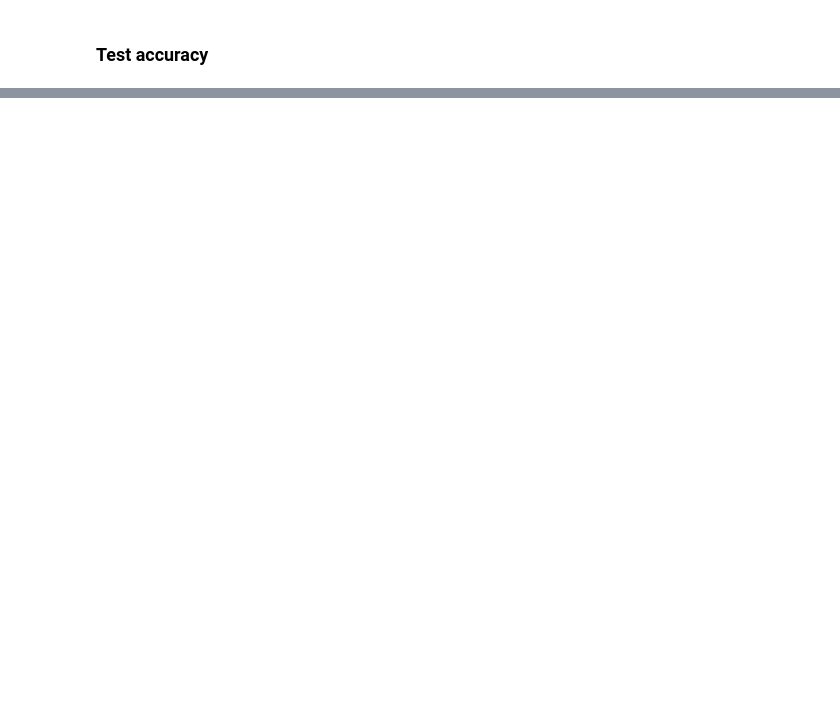
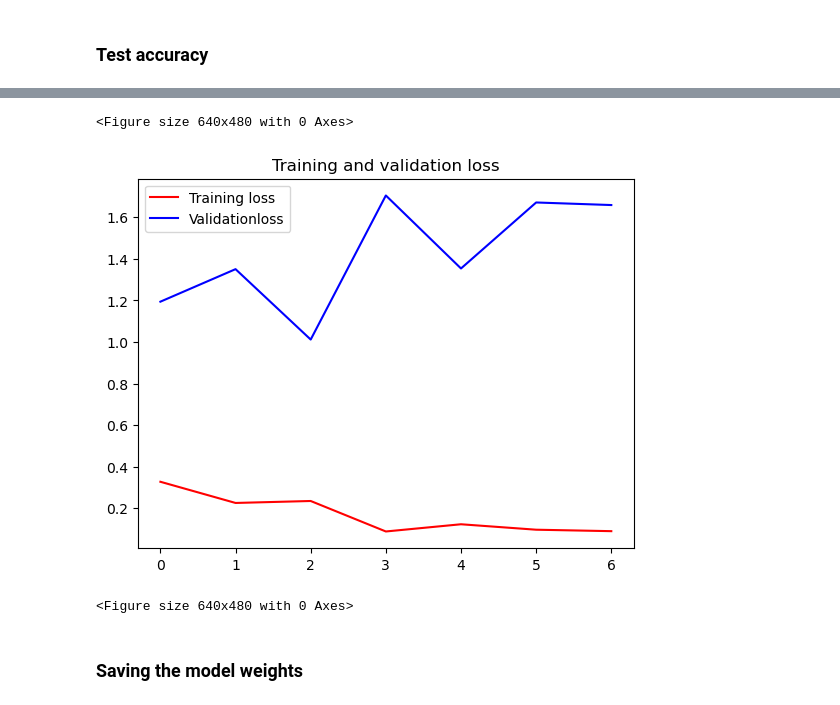
Before and after one commit to mskSaini01/media-controller, a Jupyter notebook: Hand_Gesture_Recognition_drive.ipynb, the cells around one changed output, grey strips where cells are left out. Cells and saved outputs as stored; diff of their text form; code cells hidden in the pictures; blank space fills up the shorter version.

```diff
--- a/Hand_Gesture_Recognition_drive.ipynb
+++ b/Hand_Gesture_Recognition_drive.ipynb
@@ -316,0 +417,12 @@ plt.show()
+# %%
+plt.plot(epochs, loss, 'r', label='Training loss')
+plt.plot(epochs, val_loss, 'b', label='Validationloss')
+plt.title('Training and validation loss')
+plt.legend(loc=0)
+plt.figure()
+# %% [output]
+<Figure size 640x480 with 0 Axes>
+[figure, added]
+<Figure size 640x480 with 0 Axes>
+# %% [markdown]
+### Saving the model weights
```
Also changed, not shown: parts of 34 cells of this notebook.
